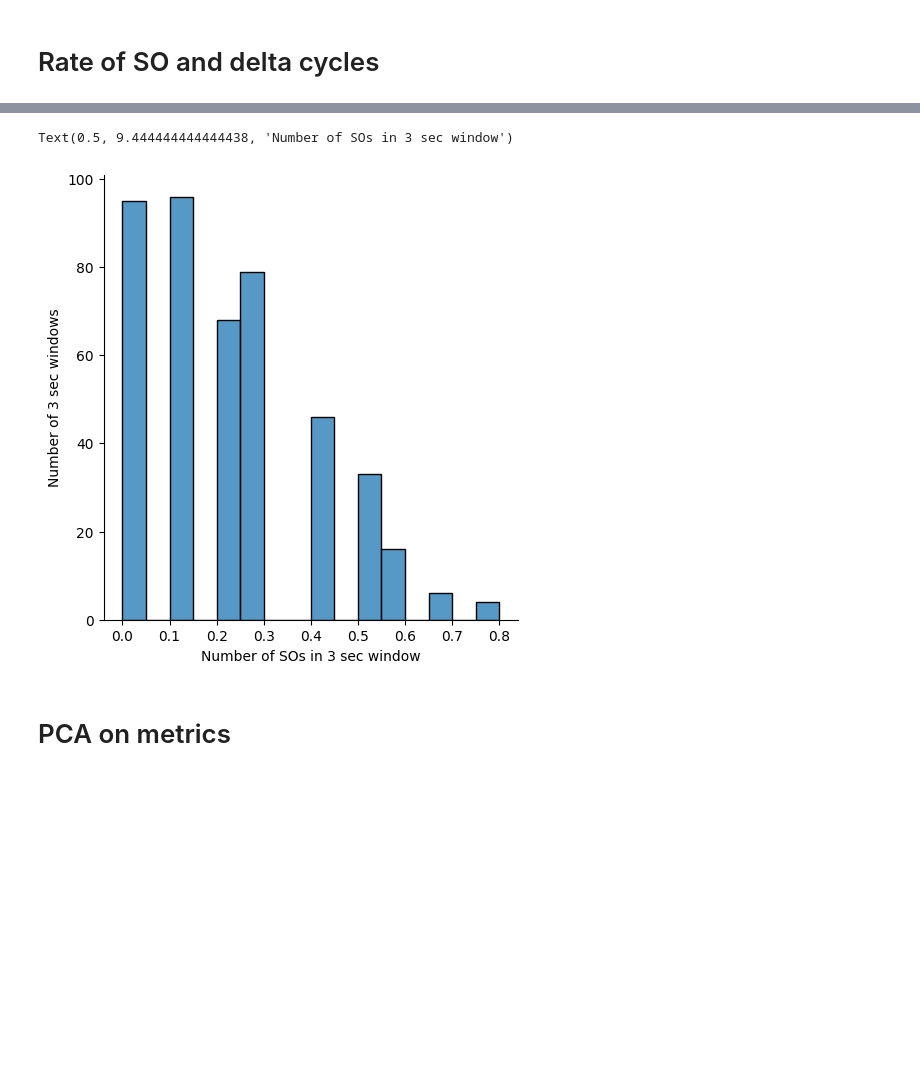
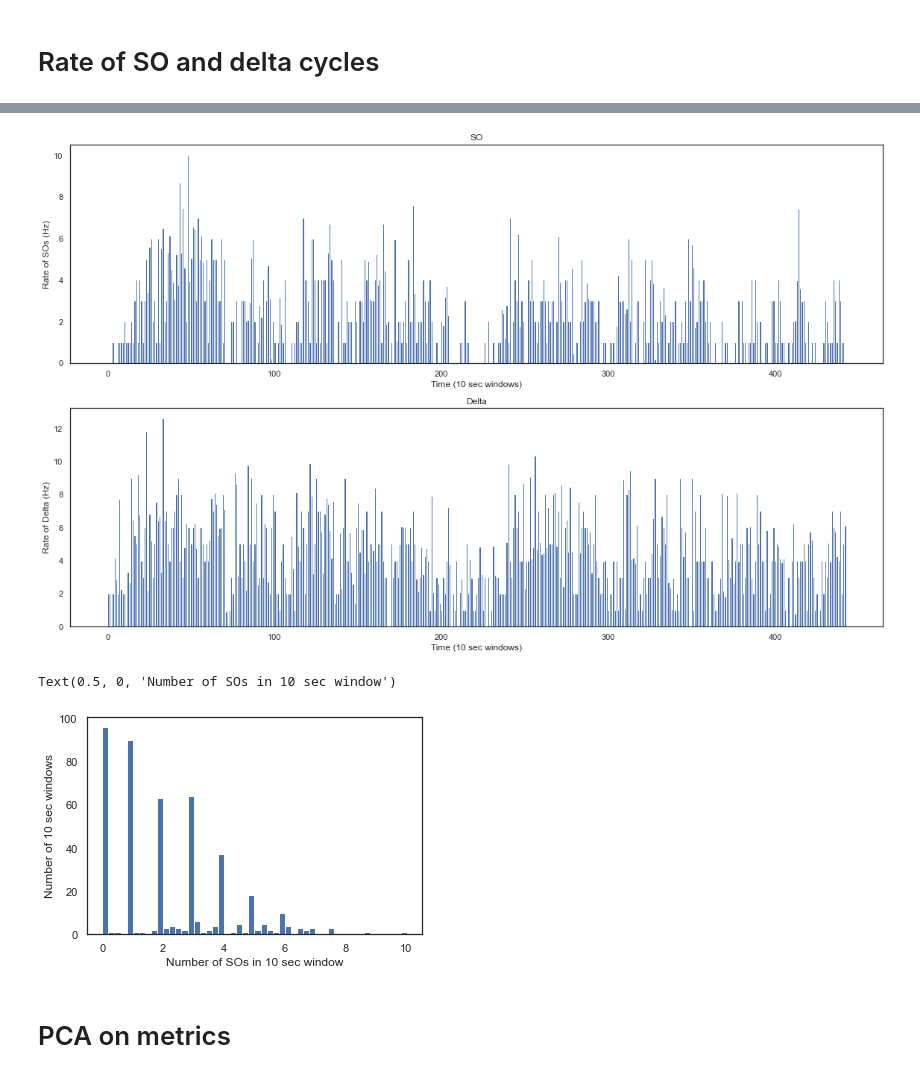
Before and after one commit to AbdelRayan/AutomaticSleepScoring, a Jupyter notebook: Nikhil/Delta_Detection.ipynb, the cells around one changed output, grey strips where cells are left out. Cells and saved outputs as stored; diff of their text form; code cells hidden in the pictures; blank space fills up the shorter version.

```diff
--- a/Nikhil/Delta_Detection.ipynb
+++ b/Nikhil/Delta_Detection.ipynb
@@ -412,3 +417,8 @@ delta_waveforms, _ = emd.cycles.phase_align(IP, nrem_filtered_data,
 # %% [output]
  Checking phase_align inputs - trimming singleton from input 'ip'
  Checking phase_align inputs - trimming singleton from input 'ip'
+# %%
+big_delta_waveforms, _ = emd.cycles.phase_align(IP, nrem_filtered_data,
+                                                            cycles=big_delta_cycles.iterate(through='subset'), npoints=100)
+small_delta_waveforms, _ = emd.cycles.phase_align(IP, nrem_filtered_data,
+                                                            cycles=small_delta_cycles.iterate(through='subset'), npoints=100)
@@ -516,8 +536,15 @@ pca = sails.utils.PCA(pc_data[goods, :], npcs=10)
+# %%
+phase_aligned_ifs = pa.T
+
+pca_pa_waveforms = PCA(n_components=5)
+pca_pa_waveforms.fit(phase_aligned_ifs)
+phase_aligned_components = pd.DataFrame(pca_pa_waveforms.transform(phase_aligned_ifs))
+phase_aligned_components.columns = [f'PC-{i}' for i in range(1,6)]
 # %%
 plt.figure(figsize=(30, 4))
 
 for i in range(5):
-  plt.subplot(1, len(pca.components), i+1)
-  pc = pca.components[i]
-  plt.plot(pc, label='PC')
+    plt.subplot(1, len(pca_pa_waveforms.components_), i+1)
+    pc = pca_pa_waveforms.components_[i]
+    plt.plot(pc, label='PC')
 # %% [output]
@@ -656,4 +700,7 @@ def rate_cycle(cycles_vector, duration=1, fs=1000):
 # %%
 so_cycles_vector = get_masked_cycles(IP, so_cycles)
 delta_cycles_vector = get_masked_cycles(IP, delta_cycles)
+# %%
+so_cycles_rates = rate_cycle(so_cycles_vector, duration=10, fs=1000)
+delta_cycles_rates = rate_cycle(delta_cycles_vector, duration=10, fs=1000)
 # %%
@@ -676,11 +723,27 @@ Text(0.5, 0, 'Time (10 sec windows)')
+# %%
+plt.figure(figsize=(16,10))
+
+plt.subplot(2, 1, 1)
+plt.title('SO')
+plt.bar(range(len(so_cycles_rates)), so_cycles_rates, width=1.0)
+plt.ylabel("Rate of SOs (Hz)")
+plt.xlabel("Time (10 sec windows)")
+
+plt.subplot(2, 1, 2)
+plt.title('Delta')
+plt.bar(range(len(delta_cycles_rates)), delta_cycles_rates, width=1.0)
+plt.ylabel("Rate of Delta (Hz)")
+plt.xlabel("Time (10 sec windows)")
+
+plt.tight_layout()
+# %% [output]
+[figure, added]
 # %%
-import seaborn as sns
-
-sns.displot(so_cycles_rate);
-plt.ylabel("Number of 3 sec windows")
-plt.xlabel("Number of SOs in 3 sec window")
+plt.hist(so_cycles_rates, bins=50);
+plt.ylabel("Number of 10 sec windows")
+plt.xlabel("Number of SOs in 10 sec window")
 # %% [output]
-Text(0.5, 9.444444444444438, 'Number of SOs in 3 sec window')
+Text(0.5, 0, 'Number of SOs in 10 sec window')
-[figure, old version]
+[figure, new version]
 # %% [markdown]
 # PCA on metrics
```
Also changed, not shown: parts of 86 cells of this notebook.
